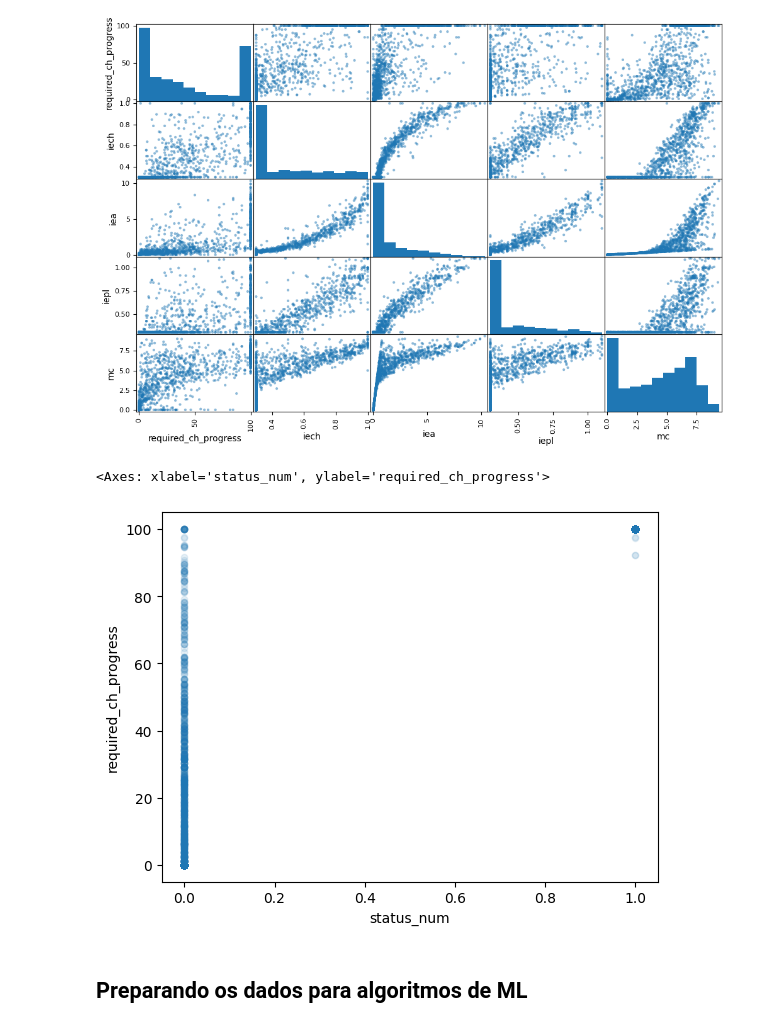
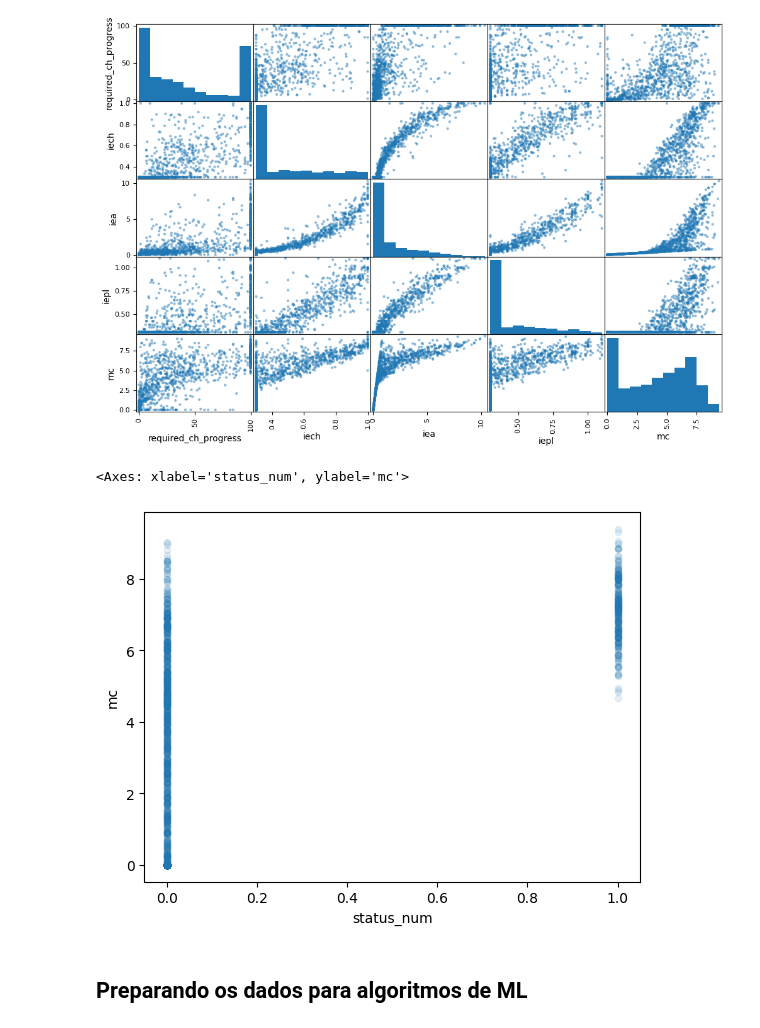
Before and after one commit to motamarcelo/jupyter_notebooks, a Jupyter notebook: Evasao.ipynb, the cells around one changed output. Saved outputs shown, nothing was run; the diff lists cells and outputs as text; code cells hidden in the pictures.

```diff
--- a/Evasao.ipynb
+++ b/Evasao.ipynb
@@ -148,3 +143,4 @@ Name: count, dtype: int64
 # %%
 # é possível perceber que os dados são nichados e para reduzir o trabalho vou descartar algumas colunas no momento
-evasao_melhorado = evasao.drop(columns=["centro", "department_name"])
+evasao_reduzido = evasao.drop(columns=["curriculum_id","student_id","centro", "department_name","birthday", "leaving_reason"])
+evasao_reduzido.info()
@@ -215,4 +202,5 @@ mapeamento = {
     'Ano/Período Letivo Inicial:': 'CONCLUÍDO'
 }
 
-evasao_melhorado['curriculum_status'] = evasao_melhorado['curriculum_status'].replace(mapeamento)
+evasao_reduzido['curriculum_status'] = evasao_reduzido['curriculum_status'].replace(mapeamento)
+evasao_reduzido['curriculum_status'].value_counts()
@@ -248,5 +221,5 @@ KeyError: "['curriculum_id', 'student_id', 'leaving_reason', 'age'] not found in
 # %%
-evasao_whithout_ativos = evasao_melhorado[evasao_melhorado['curriculum_status'] != 'ATIVO'].copy()
+evasao_whithout_ativos = evasao_reduzido[evasao_reduzido['curriculum_status'] != 'ATIVO'].copy()
 evasao_whithout_ativos.info()
 # %% [output]
 <class 'pandas.core.frame.DataFrame'>
@@ -277,6 +243,7 @@ Name: count, dtype: int64
 # Categorizando o curriculum status
 
 evasao_whithout_ativos['status_num'] = evasao_whithout_ativos['curriculum_status'].apply(lambda x: 0 if x == "CANCELADO" else 1)
+evasao_whithout_ativos.drop(columns=['curriculum_status'], inplace=True)
 # %% [markdown]
 ## Tentar um abordagem de seleção de modelo teste estratificada com a média do aluno, já que na minha visão está extremamente relacionado com a evasão
 # %%
@@ -362,10 +330,11 @@ array([[<Axes: xlabel='required_ch_progress', ylabel='required_ch_progress'>,
         <Axes: xlabel='mc', ylabel='mc'>]], dtype=object)
 [figure]
 # %%
-evasion.plot(kind='scatter', x='status_num', y='required_ch_progress', alpha=0.1)
+# Confirmando que os alunos com MC < 5 não concluem, porém isso talvez cause um underfit?
+evasion.plot(kind='scatter', x='status_num', y='mc', alpha=0.1)
 # %% [output]
-<Axes: xlabel='status_num', ylabel='required_ch_progress'>
+<Axes: xlabel='status_num', ylabel='mc'>
-[figure, old version]
+[figure, new version]
 # %% [markdown]
 ## Preparando os dados para algoritmos de ML
 # %%
```
Also changed, not shown: parts of 33 cells of this notebook.
